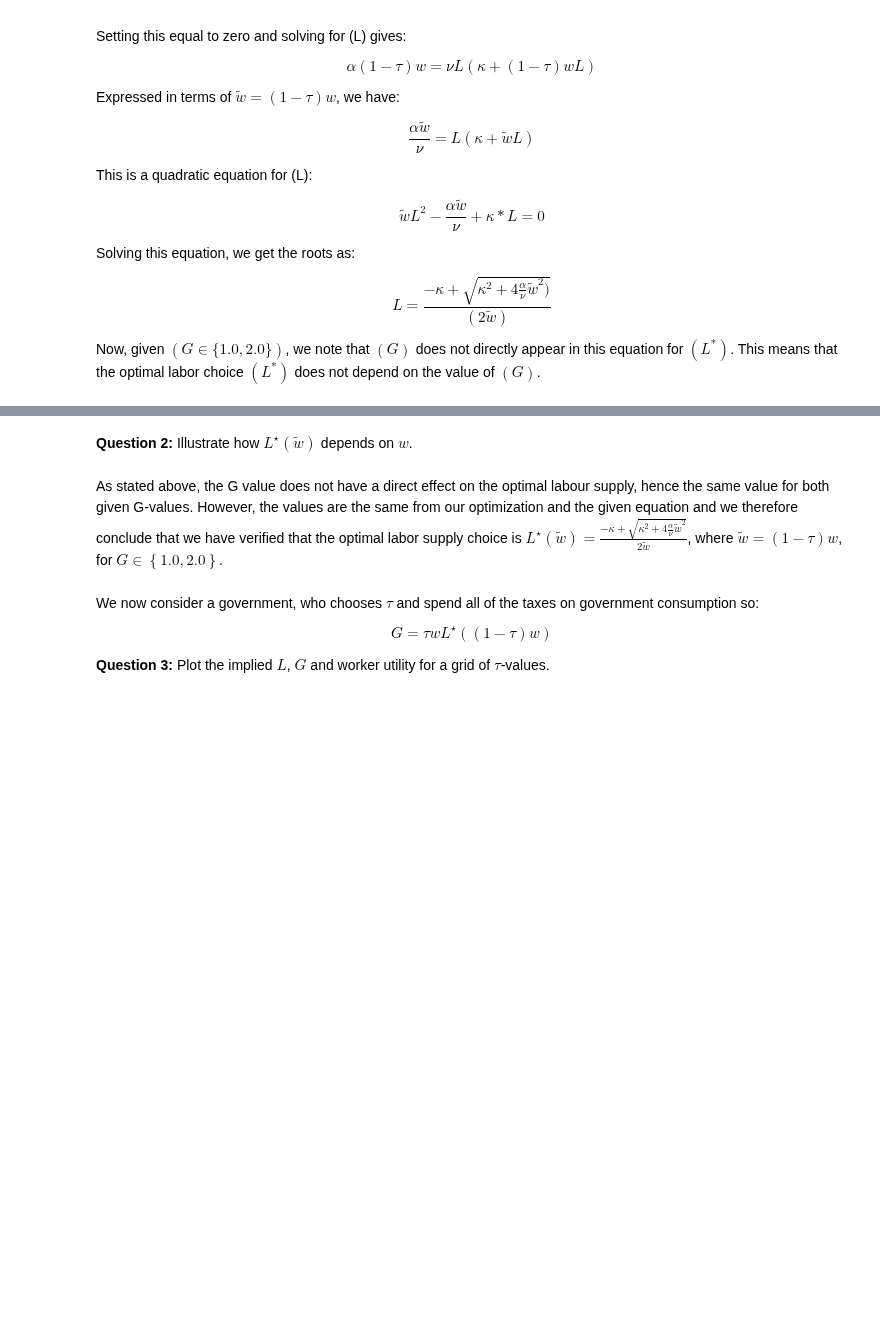
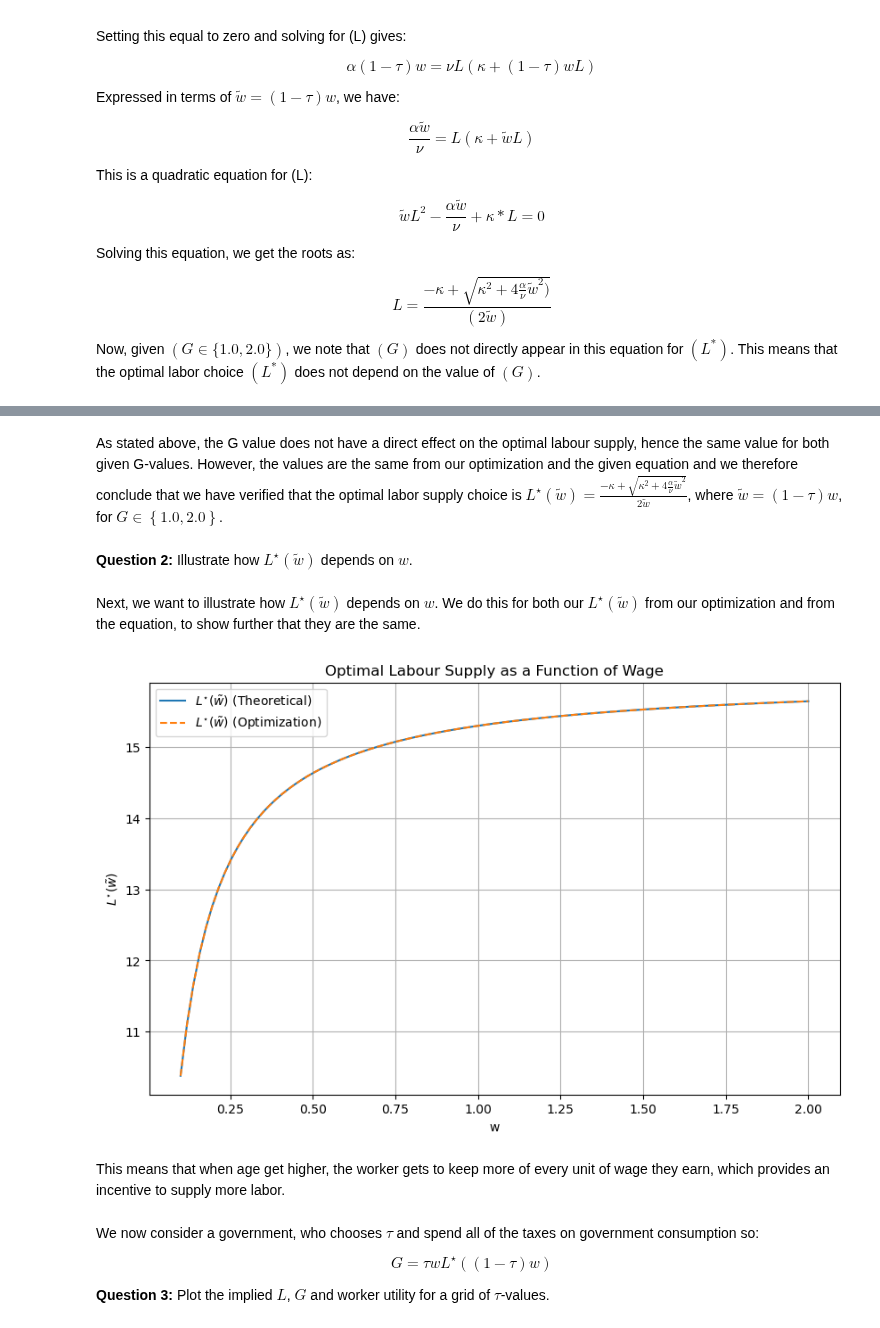
Before and after one commit to NumEconCopenhagen/projects-2023-icehot1, a Jupyter notebook: examproject/Exam-2023.ipynb, the cells around one changed output, grey strips where cells are left out. Cells and saved outputs as stored; diff of their text form; code cells hidden in the pictures; blank space fills up the shorter version.

```diff
--- a/examproject/Exam-2023.ipynb
+++ b/examproject/Exam-2023.ipynb
@@ -161,7 +175,15 @@ print(L_starprint)
+# %% [markdown]
+As stated above, the G value does not have a direct effect on the optimal labour supply, hence the same value for both given G-values. However, the values are the same from our optimization and the given equation and we therefore conclude that we have verified  that the optimal labor supply choice is $L^{\star}(\tilde{w}) =\frac{-\kappa+\sqrt{\kappa^{2}+4\frac{\alpha}{\nu}\tilde{w}^2}}{2\tilde{w}}$, where $\tilde{w} = (1-\tau)w$, for $G\in\left\{1.0 , 2.0\right\}$.
 # %% [markdown]
 **Question 2:** Illustrate how $L^{\star}(\tilde{w})$ depends on $w$.
-# %% [markdown]
-As stated above, the G value does not have a direct effect on the optimal labour supply, hence the same value for both given G-values. However, the values are the same from our optimization and the given equation and we therefore conclude that we have verified  that the optimal labor supply choice is $L^{\star}(\tilde{w}) =\frac{-\kappa+\sqrt{\kappa^{2}+4\frac{\alpha}{\nu}\tilde{w}^2}}{2\tilde{w}}$, where $\tilde{w} = (1-\tau)w$, for $G\in\left\{1.0 , 2.0\right\}$.
+# %% [markdown]
+Next, we want to illustrate how $L^{\star}(\tilde{w})$ depends on $w$. We do this for both our $L^{\star}(\tilde{w})$ from our optimization and from the equation, to show further that they are the same.
+# %%
+model.plot_L_star()
+# %% [output]
+[figure, added]
+# %% [markdown]
+This means that when age get higher, the worker gets to keep more of every unit of wage they earn, which provides an incentive to supply more labor.
 # %% [markdown]
 
 We now consider a government, who chooses $\tau$ and spend all of the taxes on government consumption so:
```
Also changed, not shown: parts of 32 cells of this notebook.
